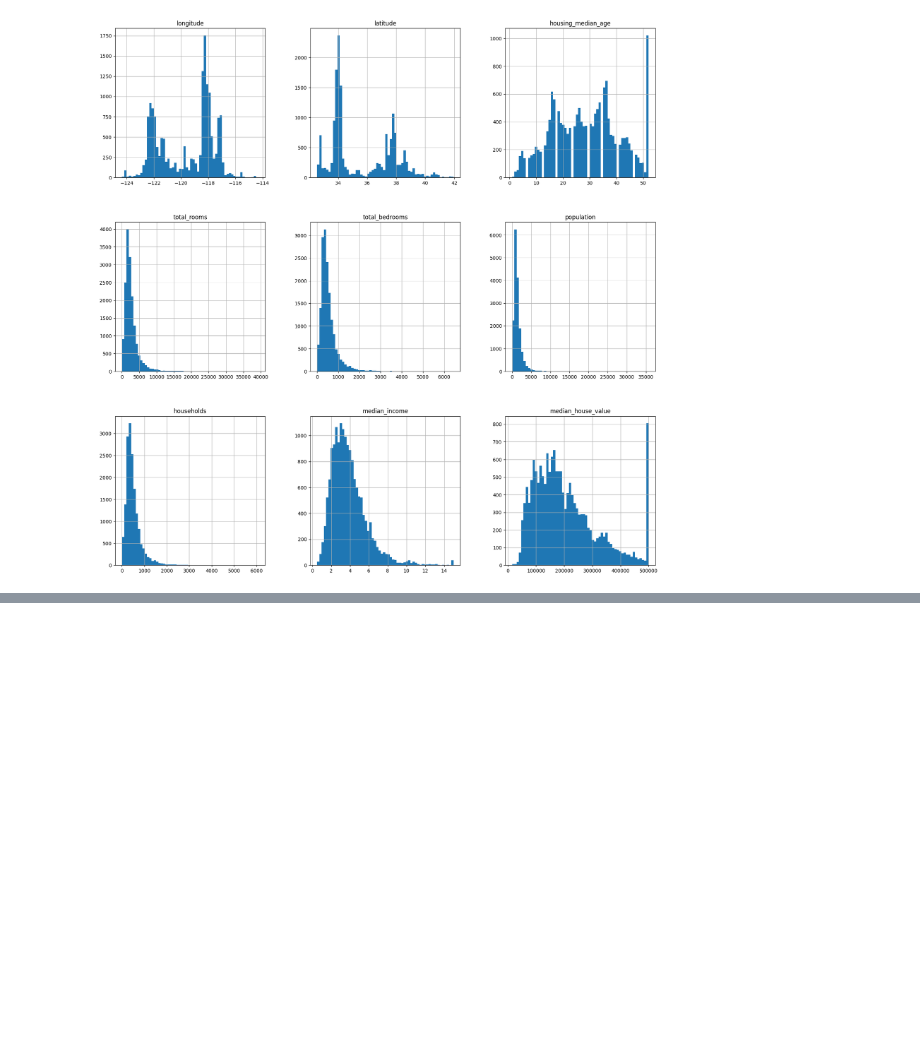
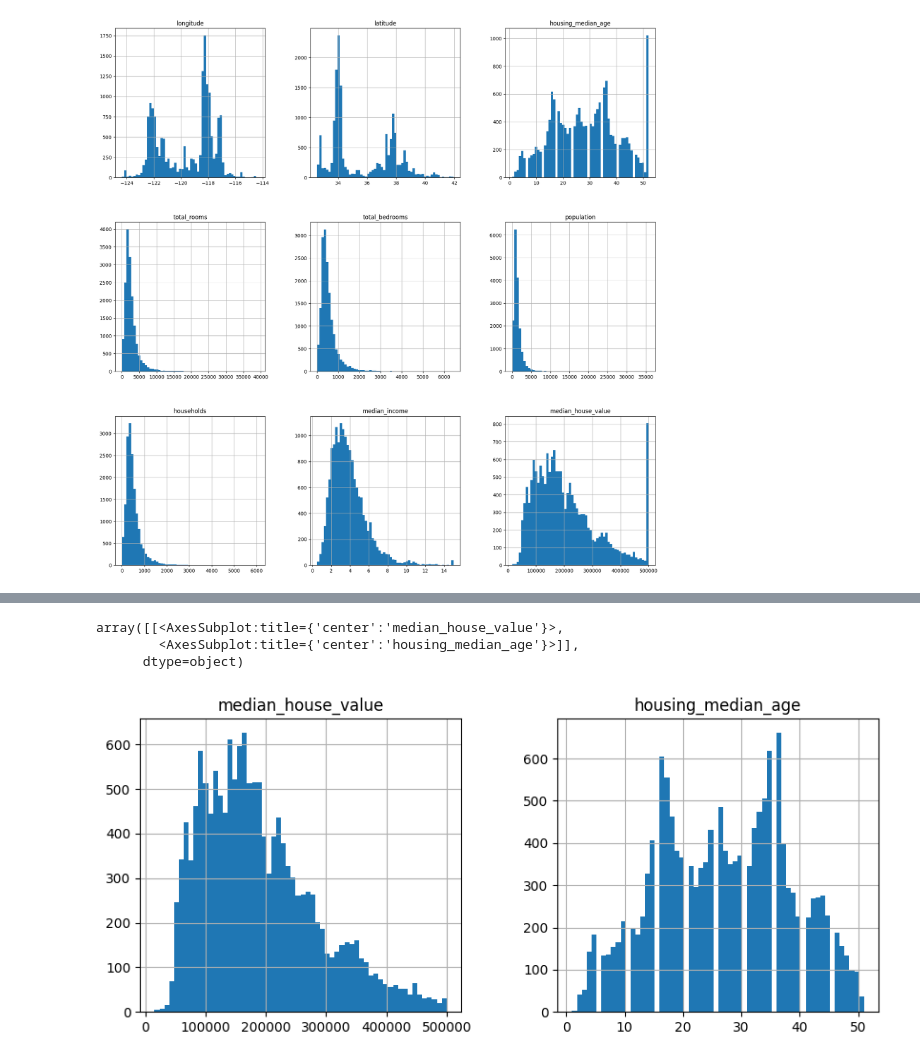
Before and after one commit to TristanLeMoyec/Projet-Immo, a Jupyter notebook: notebook_EDA.ipynb, the cells around one changed output, grey strips where cells are left out. Saved outputs shown, nothing was run; the diff lists cells and outputs as text; code cells hidden in the pictures; blank space fills up the shorter version.

```diff
--- a/notebook_EDA.ipynb
+++ b/notebook_EDA.ipynb
@@ -258,0 +369,10 @@ data['total_rooms'].corr(data['households'])
+# %%
+data = data[data['median_house_value'] != data['median_house_value'].max()]
+data = data[data['housing_median_age'] != data['housing_median_age'].max()]
+# %%
+data[["median_house_value","housing_median_age"]].hist(bins=60,figsize=(10, 4))
+# %% [output]
+array([[<AxesSubplot:title={'center':'median_house_value'}>,
+        <AxesSubplot:title={'center':'housing_median_age'}>]],
+      dtype=object)
+[figure, added]
```
Also changed, not shown: parts of 46 cells of this notebook.
